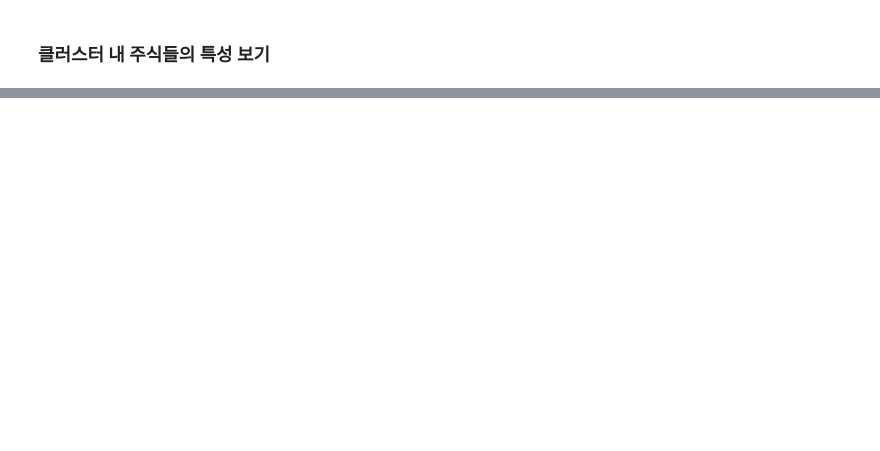
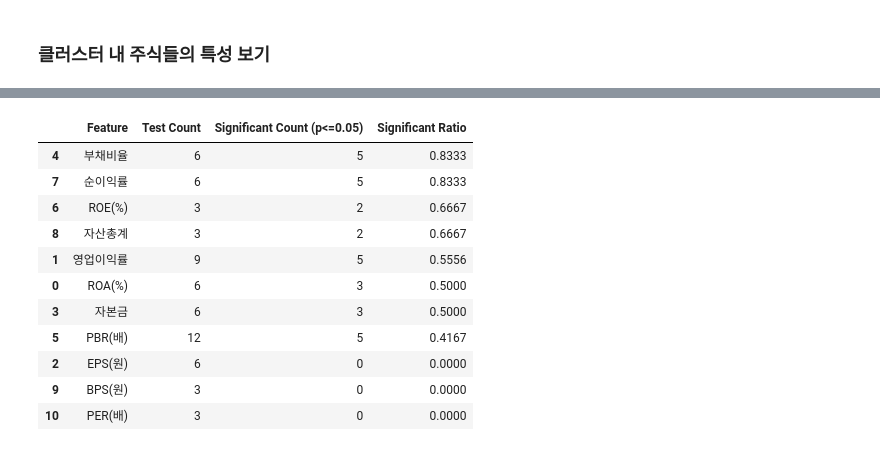
Before and after one commit to taekyounglee1224/SWCAP-Clustering-Valuation-Portfolio, a Jupyter notebook: clustering_portfolio.ipynb, the cells around one changed output, grey strips where cells are left out. Saved outputs shown, nothing was run; the diff lists cells and outputs as text; code cells hidden in the pictures; blank space fills up the shorter version.

```diff
--- a/clustering_portfolio.ipynb
+++ b/clustering_portfolio.ipynb
@@ -1043,0 +1166,15 @@ for cluster_id, row in cluster_feature_means.iterrows():
+# %%
+out_summary_df
+# %% [output]
+|  | Feature | Test Count | Significant Count (p<=0.05) | Significant Ratio |
+| 4 | 부채비율 | 6 | 5 | 0.8333 |
+| 7 | 순이익률 | 6 | 5 | 0.8333 |
+| 6 | ROE(%) | 3 | 2 | 0.6667 |
+| 8 | 자산총계 | 3 | 2 | 0.6667 |
+| 1 | 영업이익률 | 9 | 5 | 0.5556 |
+| 0 | ROA(%) | 6 | 3 | 0.5000 |
+| 3 | 자본금 | 6 | 3 | 0.5000 |
+| 5 | PBR(배) | 12 | 5 | 0.4167 |
+| 2 | EPS(원) | 6 | 0 | 0.0000 |
+| 9 | BPS(원) | 3 | 0 | 0.0000 |
+| 10 | PER(배) | 3 | 0 | 0.0000 |
```
Also changed, not shown: parts of 25 cells of this notebook.
